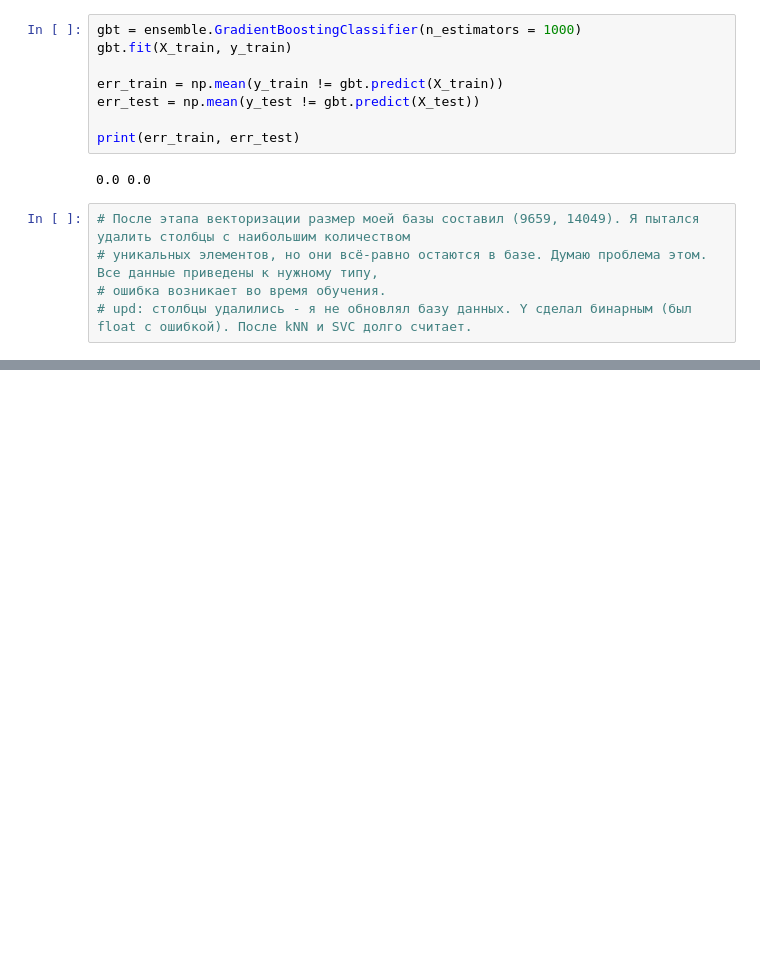
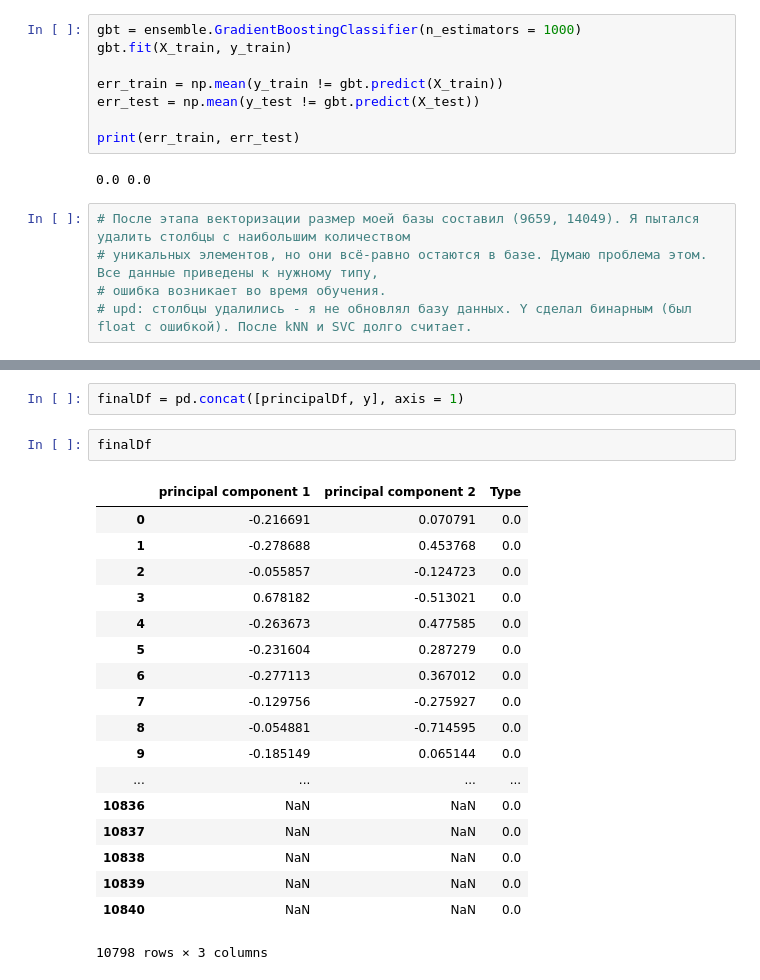
Before and after one commit to MikhailGribov/Machine-Learning, a Jupyter notebook: first notebook.ipynb, the cells around one changed output, grey strips where cells are left out. Drawn from its saved outputs; the diff is of its cells as text; blank space fills up the shorter version.

```diff
--- a/first notebook.ipynb
+++ b/first notebook.ipynb
@@ -711,0 +738,23 @@ print(err_train, err_test)
+# %%
+finalDf = pd.concat([principalDf, y], axis = 1)
+# %%
+finalDf
+# %% [output]
+|  | principal component 1 | principal component 2 | Type |
+| 0 | -0.216691 | 0.070791 | 0.0 |
+| 1 | -0.278688 | 0.453768 | 0.0 |
+| 2 | -0.055857 | -0.124723 | 0.0 |
+| 3 | 0.678182 | -0.513021 | 0.0 |
+| 4 | -0.263673 | 0.477585 | 0.0 |
+| 5 | -0.231604 | 0.287279 | 0.0 |
+| 6 | -0.277113 | 0.367012 | 0.0 |
+| 7 | -0.129756 | -0.275927 | 0.0 |
+| 8 | -0.054881 | -0.714595 | 0.0 |
+| 9 | -0.185149 | 0.065144 | 0.0 |
+| ... | ... | ... | ... |
+| 10836 | NaN | NaN | 0.0 |
+| 10837 | NaN | NaN | 0.0 |
+| 10838 | NaN | NaN | 0.0 |
+| 10839 | NaN | NaN | 0.0 |
+| 10840 | NaN | NaN | 0.0 |
+10798 rows × 3 columns
```
Also changed, not shown: parts of 22 cells of this notebook.
